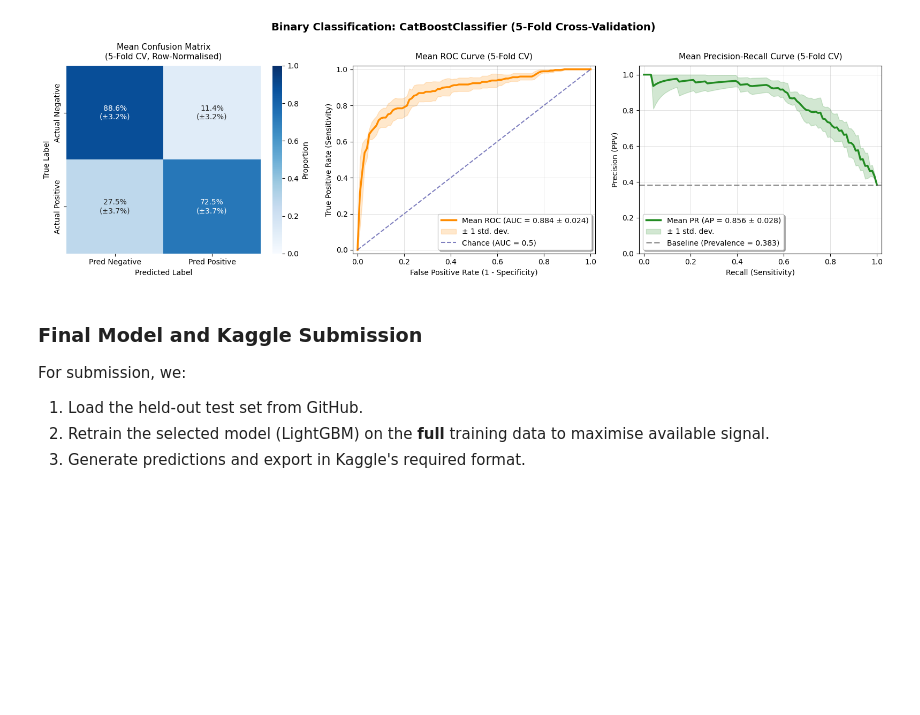
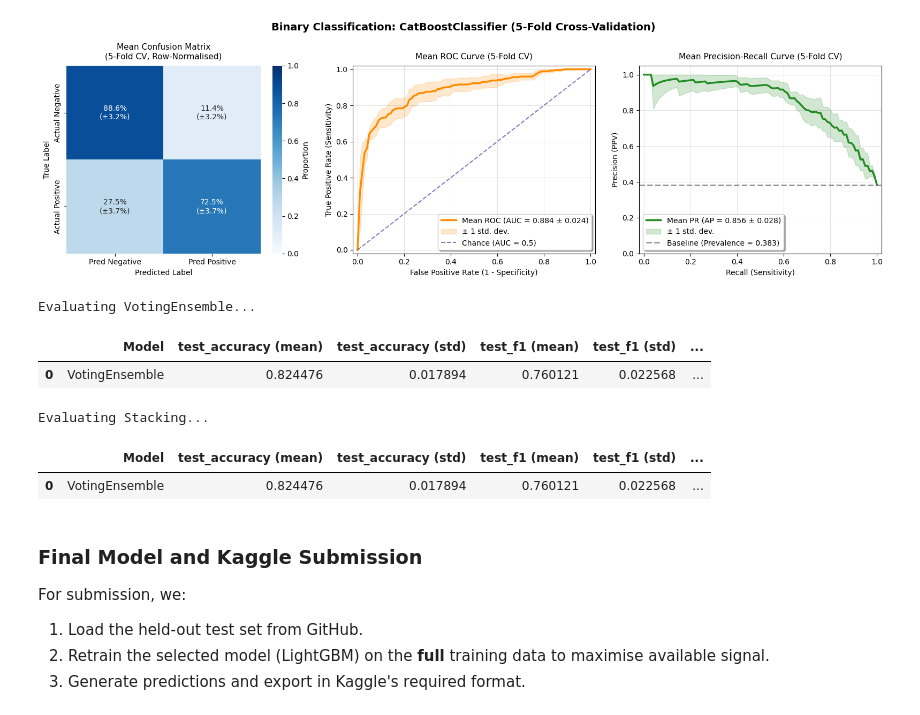
Before and after one commit to jhlopesalves/classic_workflows, a Jupyter notebook: supervised_learning/classification/titanic/titanic.ipynb, the cells around one changed output. Drawn from its saved outputs; the diff is of its cells as text; code cells hidden in the pictures; blank space fills up the shorter version.

```diff
--- a/supervised_learning/classification/titanic/titanic.ipynb
+++ b/supervised_learning/classification/titanic/titanic.ipynb
@@ -1527,7 +1527,7 @@ from xgboost import XGBClassifier
 boost_candidates = {
     "XGBoost": make_model_pipeline(
         model=XGBClassifier(
-            n_estimators=200,
+            n_estimators=500,
             learning_rate=0.1,
             n_jobs=-1,
             random_state=42,
@@ -1602,3 +1653,75 @@ Unknown categories found in columns [3] will be encoded as zeros.
+# %%
+from sklearn.ensemble import VotingClassifier
+
+# Define base models (unfitted)
+logreg = LogisticRegression(max_iter=5000, random_state=42)
+hgb = HistGradientBoostingClassifier(random_state=42)
+catboost = CatBoostClassifier(iterations=200, random_state=42, verbose=0)
+
+# Create voting ensemble
+voting_clf = VotingClassifier(
+    estimators=[
+        ("logreg", logreg),
+        ("hgb", hgb),
+        ("catboost", catboost),
+    ],
+    voting="soft",  # Average probabilities, then threshold
+)
+
+# Wrap in your pipeline
+blend_pipe = make_model_pipeline(
+    model=voting_clf,
+    cat_cols=cat_cols,
+    num_cols=num_cols,
+    scale_numeric=False,  # Tree models don't need scaling; LogReg will cope
+)
+
+# Evaluate
+blend_results = evaluate_candidates(
+    candidates={"VotingEnsemble": blend_pipe},
+    X=X_train,
+    y=y_train,
+    n_splits=5,
+    n_jobs=1,  # Nested parallelism issues otherwise
+)
+display(blend_results)
+# %% [output]
+Evaluating VotingEnsemble...
+|  | Model | test_accuracy (mean) | test_accuracy (std) | test_f1 (mean) | test_f1 (std) | ... |
+| 0 | VotingEnsemble | 0.824476 | 0.017894 | 0.760121 | 0.022568 | ... |
+# %%
+from sklearn.ensemble import StackingClassifier
+
+stacking_clf = StackingClassifier(
+    estimators=[
+        ("logreg", LogisticRegression(max_iter=5000, random_state=42)),
+        ("hgb", HistGradientBoostingClassifier(random_state=42)),
+        ("rf", RandomForestClassifier(n_estimators=200, random_state=42)),
+    ],
+    final_estimator=LogisticRegression(),
+    cv=5,
+    n_jobs=-1,
+)
+
+stack_pipe = make_model_pipeline(
+    model=stacking_clf,
+    cat_cols=cat_cols,
+    num_cols=num_cols,
+    scale_numeric=False,
+)
+
+evaluate_candidates(
+    candidates={"Stacking": stack_pipe},
+    X=X_train,
+    y=y_train,
+    n_splits=5,
+    n_jobs=1,
+)
+display(blend_results)
+# %% [output]
+Evaluating Stacking...
+|  | Model | test_accuracy (mean) | test_accuracy (std) | test_f1 (mean) | test_f1 (std) | ... |
+| 0 | VotingEnsemble | 0.824476 | 0.017894 | 0.760121 | 0.022568 | ... |
 # %% [markdown]
 ### Final Model and Kaggle Submission
 
```
Also changed, not shown: parts of 3 cells of this notebook.
